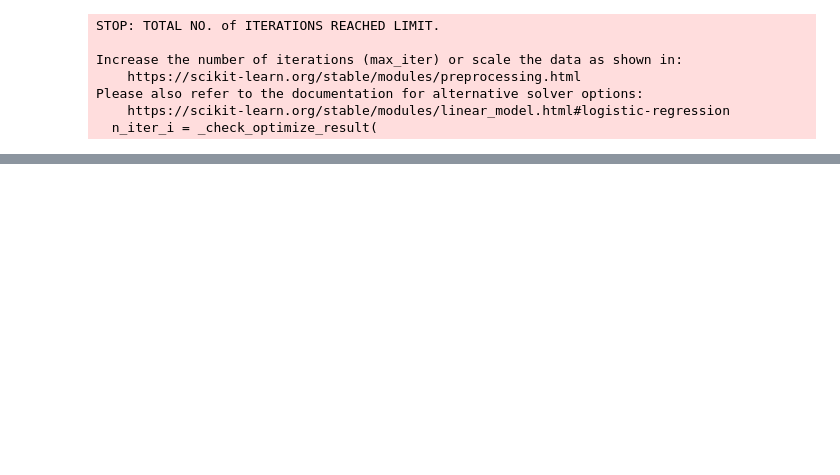
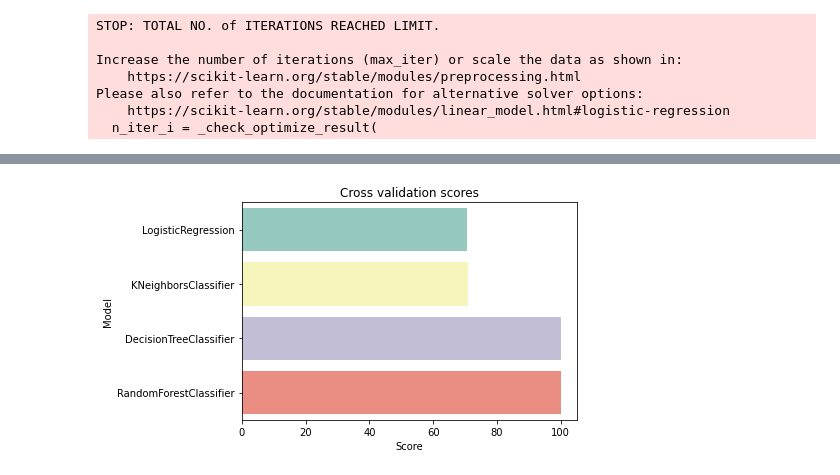
Before and after one commit to AmitMizrahi123/PredictDroughts, a Jupyter notebook: ML.ipynb, the cells around one changed output, grey strips where cells are left out. Cells and saved outputs as stored; diff of their text form; code cells hidden in the pictures; blank space fills up the shorter version.

```diff
--- a/ML.ipynb
+++ b/ML.ipynb
@@ -156,0 +160,5 @@ score_df
+# %%
+g = sns.barplot("Score", "Model", data=score_df, palette="Set3", orient = "h")
+g = g.set_title("Cross validation scores")
+# %% [output]
+[figure, added]
```
Also changed, not shown: parts of 10 cells of this notebook, 4 other files.
